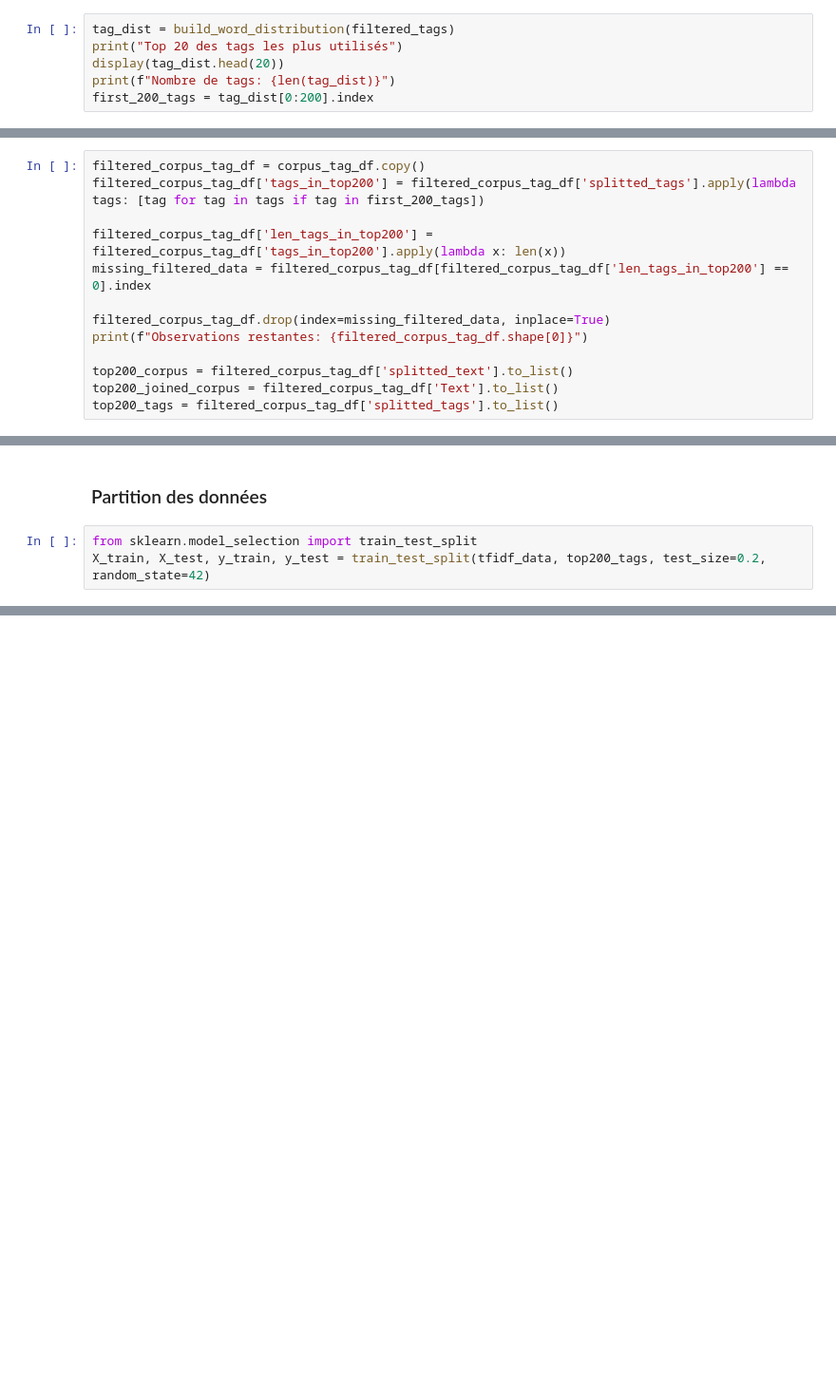
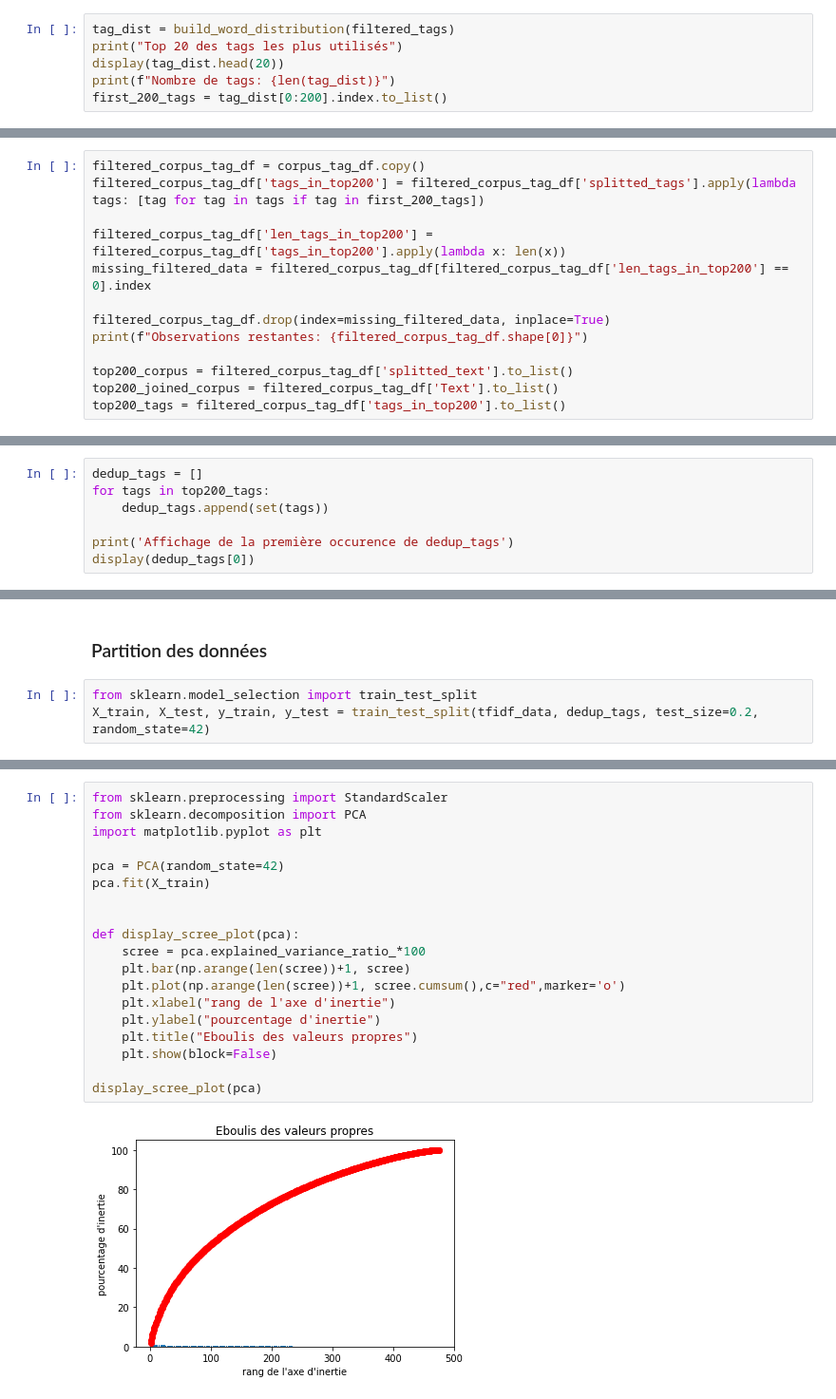
Before and after one commit to cedricsoares/openclassrooms-categoriser-automatiquement-des-questions, a Jupyter notebook: P5_01_notebooksupervise.ipynb, the cells around one changed output, grey strips where cells are left out. Shown: that part at 95% size. Drawn from its saved outputs; the diff is of its cells as text; blank space fills up the shorter version.

```diff
--- a/P5_01_notebooksupervise.ipynb
+++ b/P5_01_notebooksupervise.ipynb
@@ -448,7 +448,7 @@ tag_dist = build_word_distribution(filtered_tags)
 print("Top 20 des tags les plus utilisés")
 display(tag_dist.head(20))
 print(f"Nombre de tags: {len(tag_dist)}")
-first_200_tags = tag_dist[0:200].index
+first_200_tags = tag_dist[0:200].index.to_list()
 # %% [output]
 Top 20 des tags les plus utilisés
 |  | Frequency |
@@ -488,6 +488,6 @@ print(f"Observations restantes: {filtered_corpus_tag_df.shape[0]}")
 
 top200_corpus = filtered_corpus_tag_df['splitted_text'].to_list()
 top200_joined_corpus = filtered_corpus_tag_df['Text'].to_list()
-top200_tags = filtered_corpus_tag_df['splitted_tags'].to_list()
+top200_tags = filtered_corpus_tag_df['tags_in_top200'].to_list()
 # %% [output]
 Observations restantes: 33169
@@ -567,0 +591,7 @@ Wall time: 980 ms
+# %%
+dedup_tags = []
+for tags in top200_tags:
+    dedup_tags.append(set(tags))
+
+print('Affichage de la première occurence de dedup_tags')
+display(dedup_tags[0])
@@ -569,4 +602,4 @@ Wall time: 980 ms
 ### Partition des données
 # %%
 from sklearn.model_selection import train_test_split
-X_train, X_test, y_train, y_test = train_test_split(tfidf_data, top200_tags, test_size=0.2, random_state=42)
+X_train, X_test, y_train, y_test = train_test_split(tfidf_data, dedup_tags, test_size=0.2, random_state=42)
@@ -592,0 +608,21 @@ y_test
+# %%
+from sklearn.preprocessing import StandardScaler
+from sklearn.decomposition import PCA
+import matplotlib.pyplot as plt
+
+pca = PCA(random_state=42)
+pca.fit(X_train)
+
+
+def display_scree_plot(pca):
+    scree = pca.explained_variance_ratio_*100
+    plt.bar(np.arange(len(scree))+1, scree)
+    plt.plot(np.arange(len(scree))+1, scree.cumsum(),c="red",marker='o')
+    plt.xlabel("rang de l'axe d'inertie")
+    plt.ylabel("pourcentage d'inertie")
+    plt.title("Eboulis des valeurs propres")
+    plt.show(block=False)
+
+display_scree_plot(pca)
+# %% [output]
+[figure, added]
```
Also changed, not shown: parts of 20 cells of this notebook.
